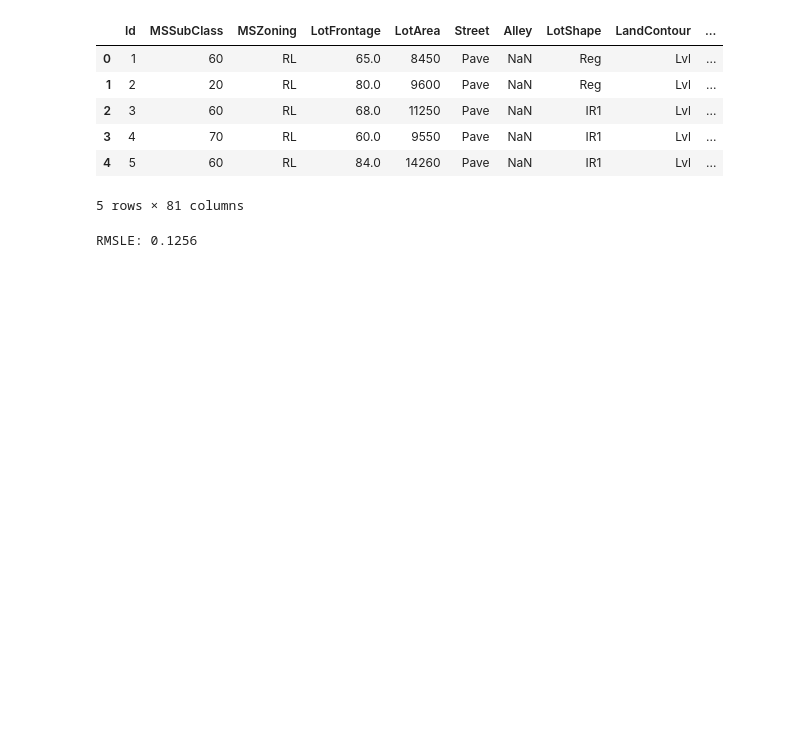
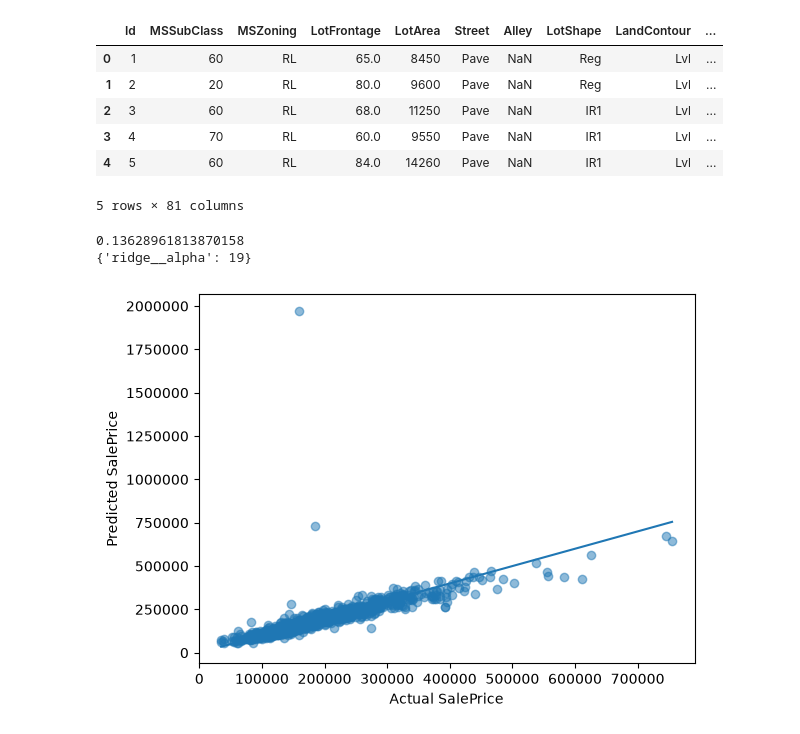
Before and after one commit to da1zy3r/ames-house-prices, a Jupyter notebook: main.ipynb, the cells around one changed output. Drawn from its saved outputs; the diff is of its cells as text; code cells hidden in the pictures; blank space fills up the shorter version.

```diff
--- a/main.ipynb
+++ b/main.ipynb
@@ -62,12 +60,36 @@ preprocess = ColumnTransformer([
     ('categorical', categorical_pipeline, cat_features)
 ])
 # %%
-model = make_pipeline(preprocess, Ridge(alpha=10.0))
+model = make_pipeline(preprocess, Ridge())
-# %%
-model.fit(X_train, y_train)
-y_pred = model.predict(X_val)
-# %%
-rmsle = root_mean_squared_log_error(y_val, y_pred)
-print('RMSLE: {:.4f}'.format(rmsle))
-# %% [output]
-RMSLE: 0.1256
+# %%
+params = {
+    'ridge__alpha': list(range(5, 30, 1))
+}
+gs = GridSearchCV(estimator=model,
+                  param_grid=params,
+                  cv=10,
+                  scoring='neg_root_mean_squared_error')
+gs.fit(X, np.log1p(y))
+print(-gs.best_score_)
+print(gs.best_params_)
+# %% [output]
+0.13628961813870158
+{'ridge__alpha': 19}
+# %%
+y_pred_log = cross_val_predict(
+    gs.best_estimator_,
+    X,
+    np.log1p(y),
+    cv=10
+)
+y_pred = np.expm1(y_pred_log)
+# %%
+fig, ax = plt.subplots()
+ax.scatter(y, y_pred, alpha=0.5)
+ax.plot([y.min(), y.max()], [y.min(), y.max()])
+ax.ticklabel_format(style='plain')
+ax.set_xlabel('Actual SalePrice')
+ax.set_ylabel('Predicted SalePrice')
+plt.show()
+# %% [output]
+[figure, added]
```
Also changed, not shown: parts of 2 cells of this notebook.
